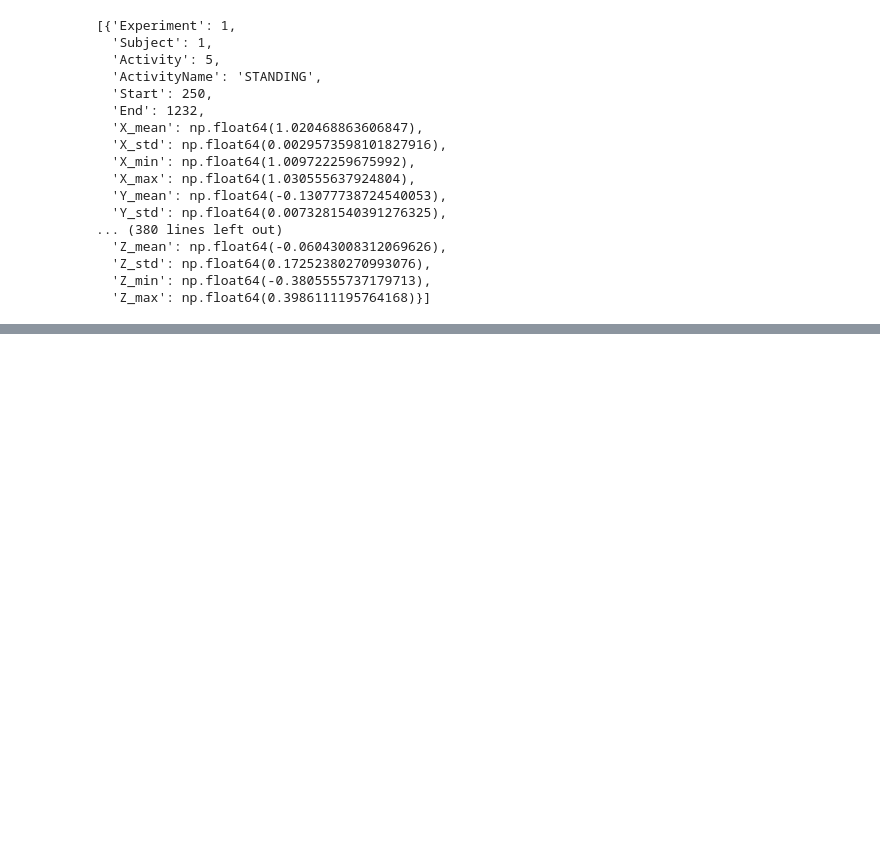
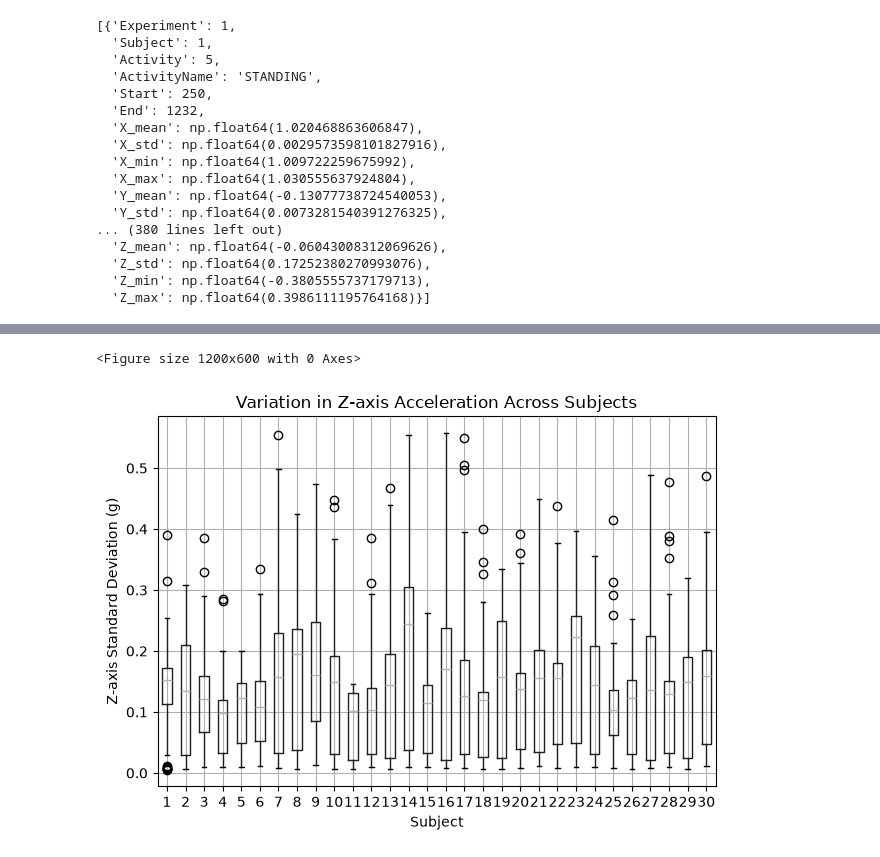
Before and after one commit to RajarshiRay25/Decision-Support-Ex3, a Jupyter notebook: EX3.ipynb, the cells around one changed output, grey strips where cells are left out. Drawn from its saved outputs; the diff is of its cells as text; code cells hidden in the pictures; blank space fills up the shorter version.

```diff
--- a/EX3.ipynb
+++ b/EX3.ipynb
@@ -327,0 +605,22 @@ records
+# %%
+# Visualise differences between subjects
+
+# Compare Z-axis standard deviation across subjects
+plt.figure(figsize=(12, 6))
+
+all_features.boxplot(
+    column="Z_std",
+    by="Subject",
+    grid=True
+)
+
+plt.title("Variation in Z-axis Acceleration Across Subjects")
+plt.suptitle("")
+plt.xlabel("Subject")
+plt.ylabel("Z-axis Standard Deviation (g)")
+
+plt.tight_layout()
+plt.show()
+# %% [output]
+<Figure size 1200x600 with 0 Axes>
+[figure, added]
```
Also changed, not shown: parts of 11 cells of this notebook.
